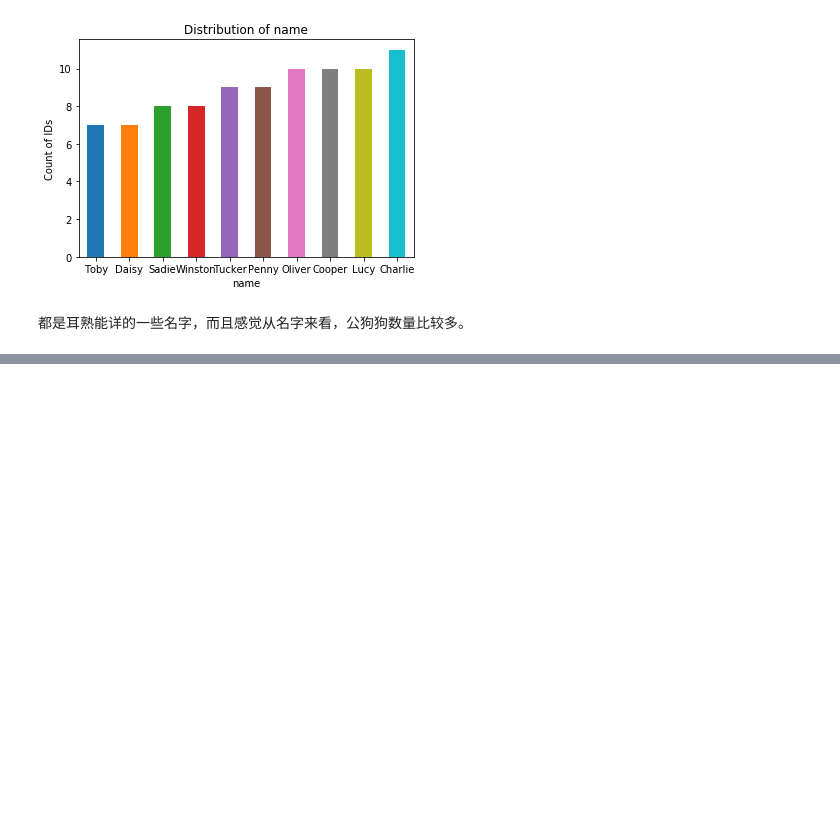
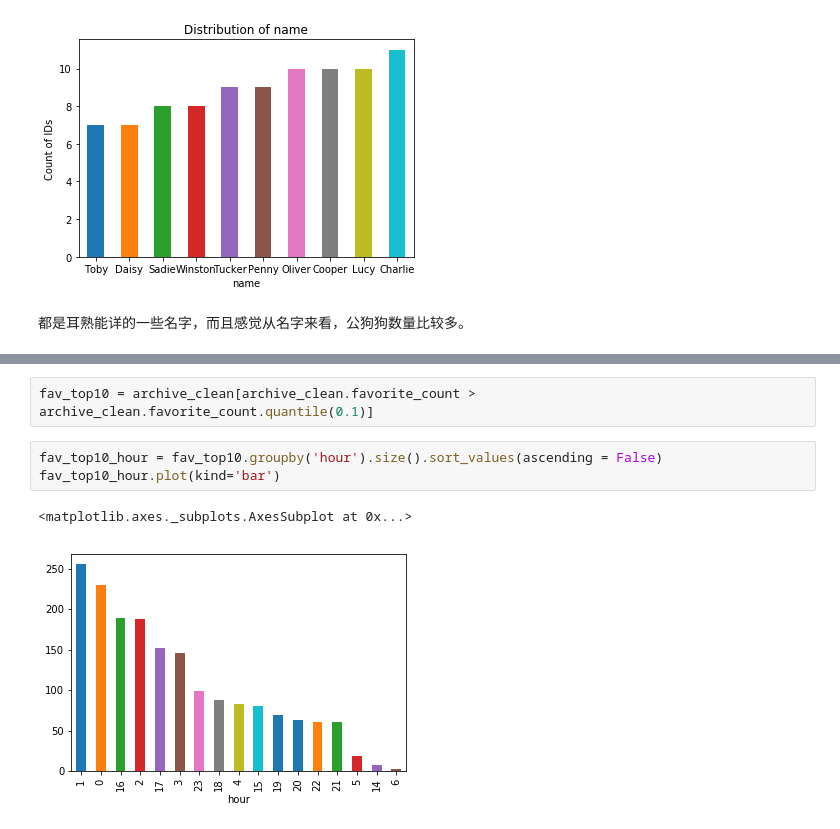
Before and after one commit to Praguexue/dog_data_clean, a Jupyter notebook: wrangle_act.ipynb, the cells around one changed output, grey strips where cells are left out. Drawn from its saved outputs; the diff is of its cells as text; blank space fills up the shorter version.

```diff
--- a/wrangle_act.ipynb
+++ b/wrangle_act.ipynb
@@ -885,0 +877,8 @@ plt.ylabel('Count of IDs')
+# %%
+fav_top10 = archive_clean[archive_clean.favorite_count > archive_clean.favorite_count.quantile(0.1)]
+# %%
+fav_top10_hour = fav_top10.groupby('hour').size().sort_values(ascending = False)
+fav_top10_hour.plot(kind='bar')
+# %% [output]
+<matplotlib.axes._subplots.AxesSubplot at 0x...>
+[figure, added]
```
Also changed, not shown: parts of 33 cells of this notebook, 1 other file.
